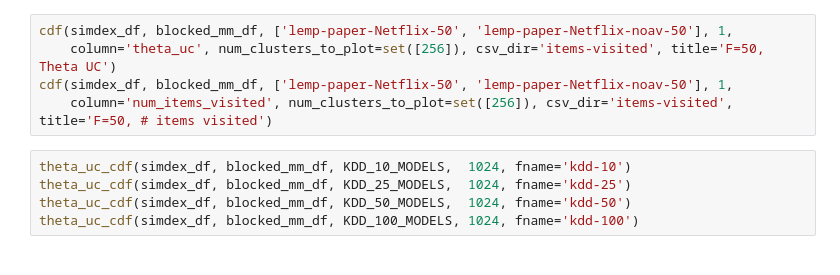
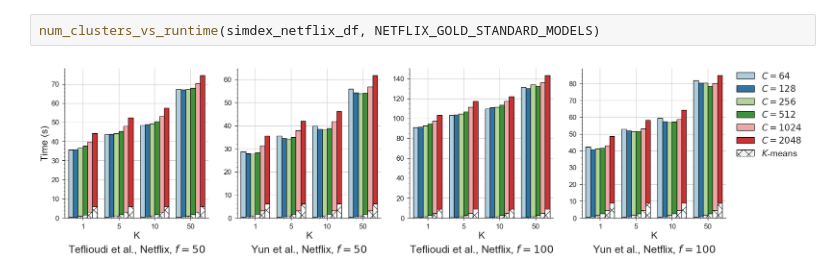
Before and after one commit to stanford-futuredata/optimus-maximus, a Jupyter notebook: plots/simdex-plots.ipynb, the cells around one changed output. Cells and saved outputs as stored; diff of their text form.

```diff
--- a/plots/simdex-plots.ipynb
+++ b/plots/simdex-plots.ipynb
@@ -70,10 +113,4 @@ def plot_all_cdfs(csv_dir='items-visited'):
-# %%
-cdf(simdex_df, blocked_mm_df, ['lemp-paper-Netflix-50', 'lemp-paper-Netflix-noav-50'], 1,
-    column='theta_uc', num_clusters_to_plot=set([256]), csv_dir='items-visited', title='F=50, Theta UC')
-cdf(simdex_df, blocked_mm_df, ['lemp-paper-Netflix-50', 'lemp-paper-Netflix-noav-50'], 1,
-    column='num_items_visited', num_clusters_to_plot=set([256]), csv_dir='items-visited', title='F=50, # items visited')
-# %%
-theta_uc_cdf(simdex_df, blocked_mm_df, KDD_10_MODELS,  1024, fname='kdd-10')
-theta_uc_cdf(simdex_df, blocked_mm_df, KDD_25_MODELS,  1024, fname='kdd-25')
-theta_uc_cdf(simdex_df, blocked_mm_df, KDD_50_MODELS,  1024, fname='kdd-50')
-theta_uc_cdf(simdex_df, blocked_mm_df, KDD_100_MODELS, 1024, fname='kdd-100')
+# %%
+num_clusters_vs_runtime(simdex_netflix_df, NETFLIX_GOLD_STANDARD_MODELS)
+# %% [output]
+[figure, added]
```
Also changed, not shown: parts of 23 cells of this notebook, 7 other files.
